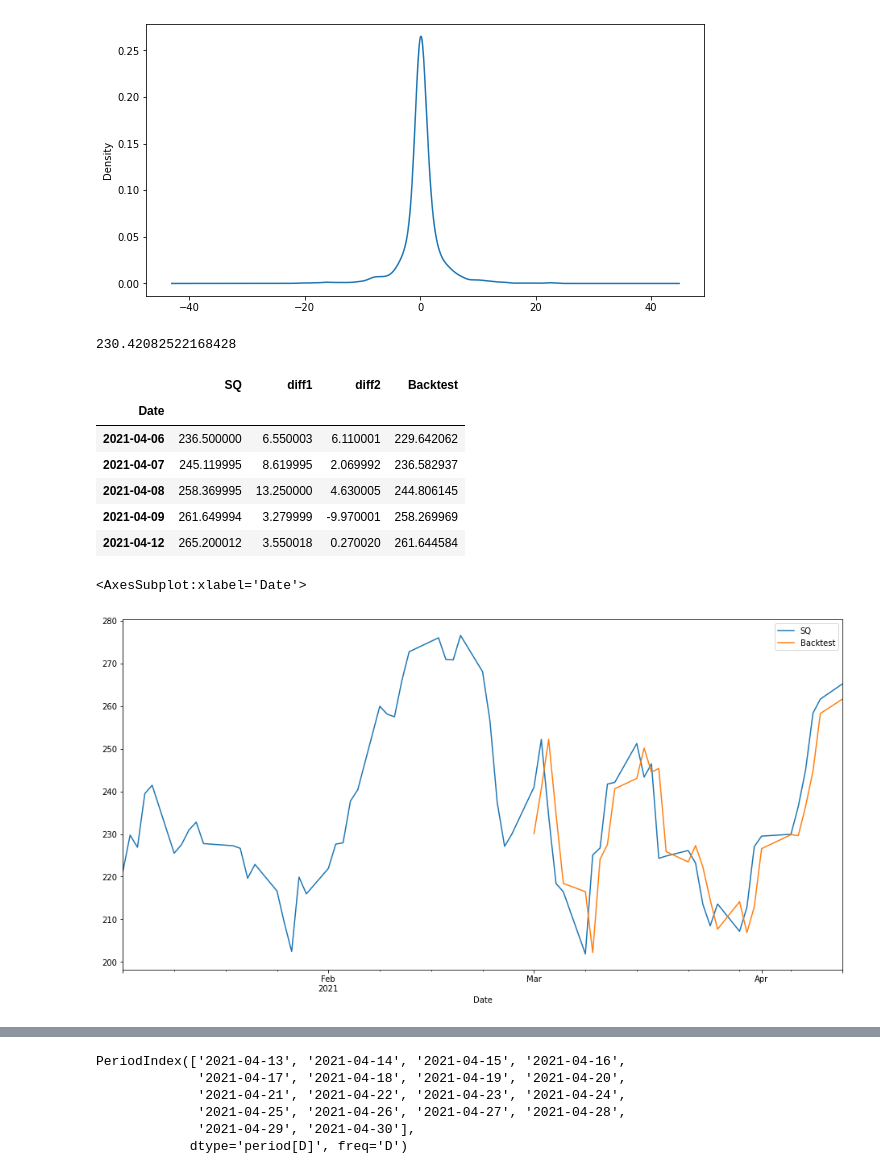
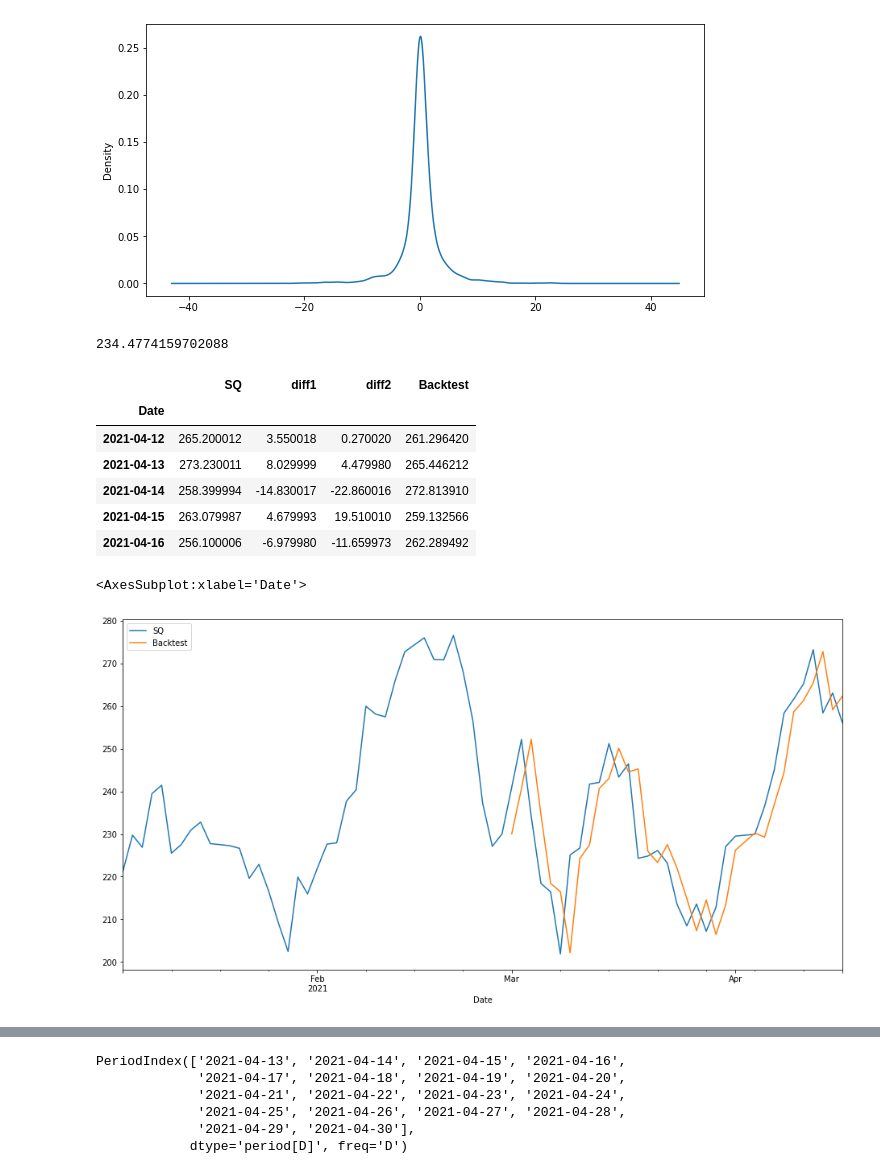
Before and after one commit to aloparev/arima, a Jupyter notebook: notebooks/ARIMA.ipynb, the cells around one changed output, grey strips where cells are left out. Drawn from its saved outputs; the diff is of its cells as text; code cells hidden in the pictures.

```diff
--- a/notebooks/ARIMA.ipynb
+++ b/notebooks/ARIMA.ipynb
@@ -291,7 +291,12 @@ import statsmodels.api as sm
 from statsmodels.tsa.seasonal import seasonal_decompose
 # %%
 sqdf = pd.DataFrame(df[square]) # avoid auto boxing into series
+
+sqdf.index = pd.DatetimeIndex(sqdf.index).to_period('B')
+# set index frequency to daily business, as it was string
+
 print(sqdf.head())
+print(sqdf.index)
 sqdf.describe().T # same as transpose()
 # %% [output]
                SQ
@@ -306,3 +318,0 @@ Date
-# %%
-sqdf.index = pd.DatetimeIndex(sqdf.index).to_period('D') # set index frequency to daily, as it was string
-sqdf.index
@@ -401,20 +455,20 @@ res.resid.plot(kind='kde')
 <AxesSubplot:ylabel='Density'>
 [figure]
 # %%
-sqdf[BT] = res.predict(start='2021-03-01', end='2021-04-12')
+sqdf[BT] = res.predict(start='2021-03-01', end='2021-04-16')
 print(sqdf[BT].mean())
 sqdf.tail()
 # %% [output]
-230.42082522168428
+234.4774159702088
 |  | SQ | diff1 | diff2 | Backtest |
 | Date |  |  |  |  |
-| 2021-04-06 | 236.500000 | 6.550003 | 6.110001 | 229.642062 |
-| 2021-04-07 | 245.119995 | 8.619995 | 2.069992 | 236.582937 |
-| 2021-04-08 | 258.369995 | 13.250000 | 4.630005 | 244.806145 |
-| 2021-04-09 | 261.649994 | 3.279999 | -9.970001 | 258.269969 |
-| 2021-04-12 | 265.200012 | 3.550018 | 0.270020 | 261.644584 |
+| 2021-04-12 | 265.200012 | 3.550018 | 0.270020 | 261.296420 |
+| 2021-04-13 | 273.230011 | 8.029999 | 4.479980 | 265.446212 |
+| 2021-04-14 | 258.399994 | -14.830017 | -22.860016 | 272.813910 |
+| 2021-04-15 | 263.079987 | 4.679993 | 19.510010 | 259.132566 |
+| 2021-04-16 | 256.100006 | -6.979980 | -11.659973 | 262.289492 |
 # %%
 sqdf[[square, BT]]['2021-01-01':].plot(figsize = SIXTEEN_BY_EIGHT)
 # %% [output]
 <AxesSubplot:xlabel='Date'>
-[figure, old version]
+[figure, new version]
```
Also changed, not shown: parts of 37 cells of this notebook.
